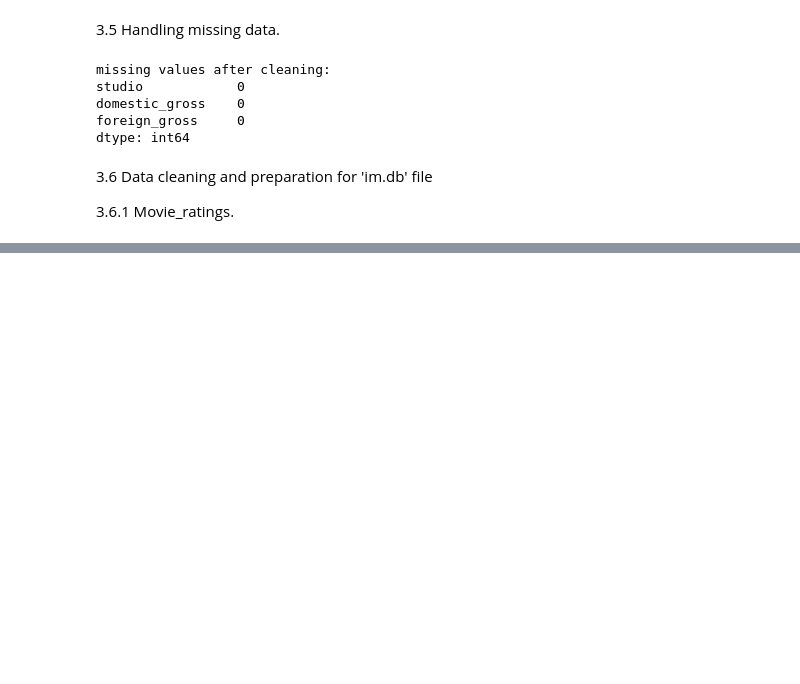
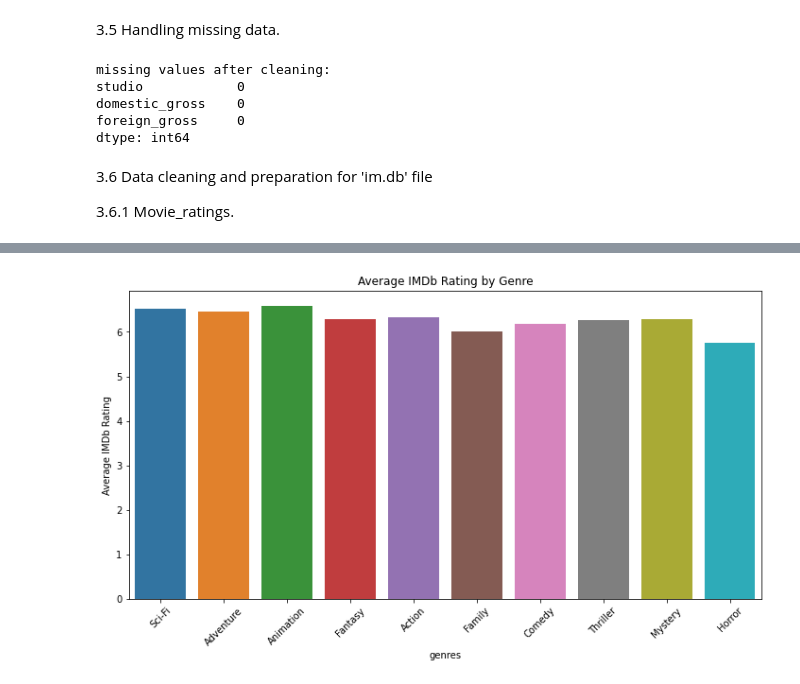
Before and after one commit to Dc-qwerty/Group-4-phase-2-project, a Jupyter notebook: newmoviestudio.ipynb, the cells around one changed output, grey strips where cells are left out. Cells and saved outputs as stored; diff of their text form; code cells hidden in the pictures; blank space fills up the shorter version.

```diff
--- a/newmoviestudio.ipynb
+++ b/newmoviestudio.ipynb
@@ -497,0 +765,10 @@ Error:
+# %%
+# Plot: Rating against genre
+plt.figure(figsize=(12,6))
+sns.barplot(x=top_genres.index, y=top_genres['avg_rating'])
+plt.title('Average IMDb Rating by Genre')
+plt.ylabel('Average IMDb Rating')
+plt.xticks(rotation=45)
+plt.show()
+# %% [output]
+[figure, added]
```
Also changed, not shown: parts of 50 cells of this notebook.
